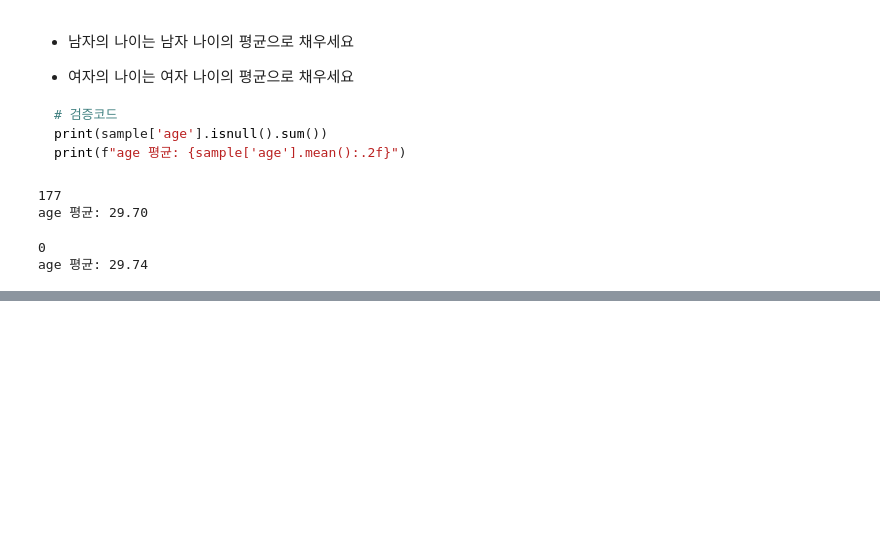
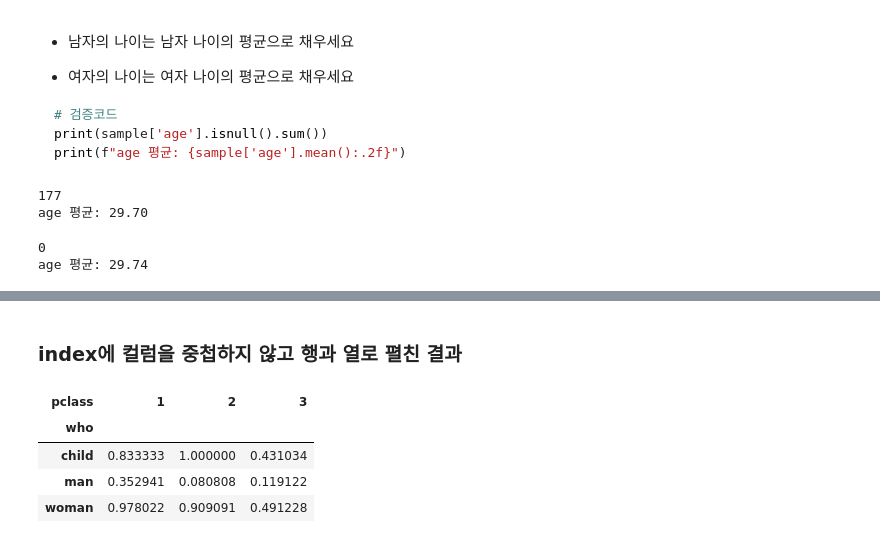
Before and after one commit to froggy-hyun/pandas_note, a Jupyter notebook: 06. Groupby와 Pivot table(with타이타닉호 데이터).ipynb, the cells around one changed output, grey strips where cells are left out. Cells and saved outputs as stored; diff of their text form; code cells hidden in the pictures; blank space fills up the shorter version.

```diff
--- a/06. Groupby와 Pivot table(with타이타닉호 데이터).ipynb
+++ b/06. Groupby와 Pivot table(with타이타닉호 데이터).ipynb
@@ -479,0 +521,10 @@ age 평균: 29.74
+# %% [markdown]
+### index에 컬럼을 중첩하지 않고 행과 열로 펼친 결과
+# %%
+df.pivot_table(index='who', columns='pclass', values='survived')
+# %% [output]
+| pclass | 1 | 2 | 3 |
+| who |  |  |  |
+| child | 0.833333 | 1.000000 | 0.431034 |
+| man | 0.352941 | 0.080808 | 0.119122 |
+| woman | 0.978022 | 0.909091 | 0.491228 |
```
Also changed, not shown: parts of 10 cells of this notebook.
